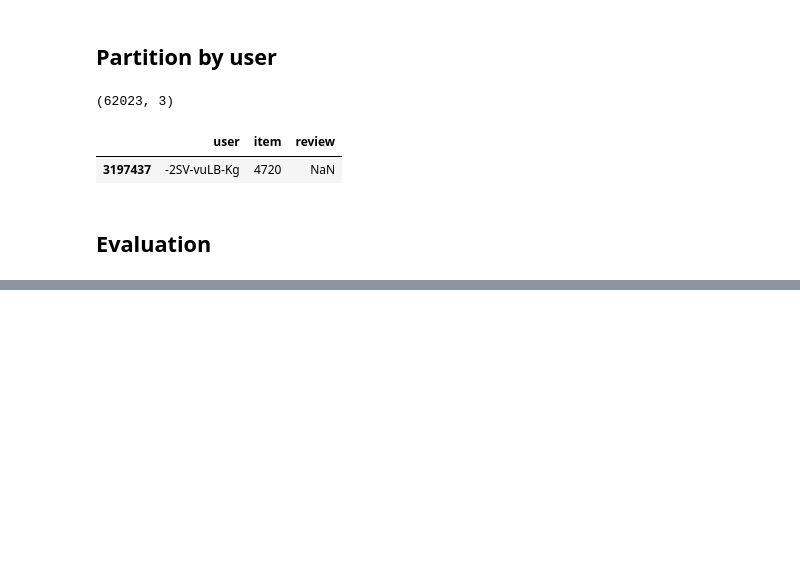
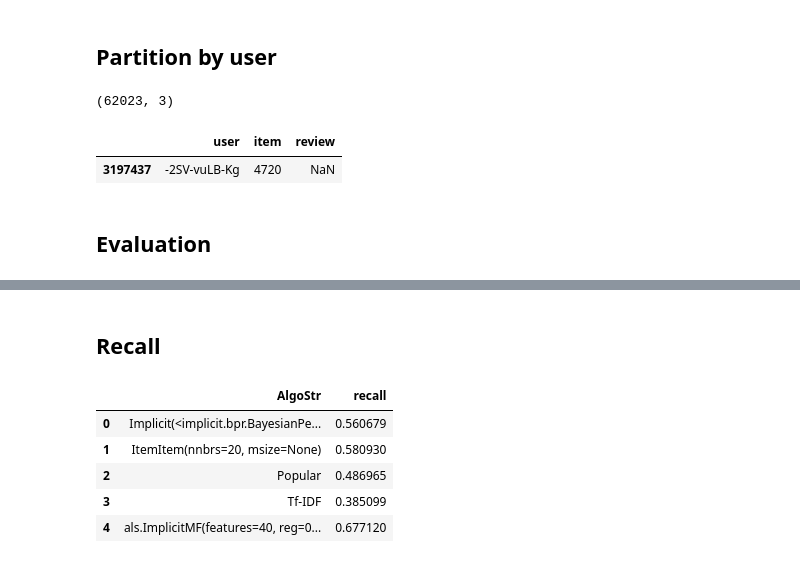
Before and after one commit to amprova/WE_research, a Jupyter notebook: tf_idf_all_users.ipynb, the cells around one changed output, grey strips where cells are left out. Drawn from its saved outputs; the diff is of its cells as text; code cells hidden in the pictures; blank space fills up the shorter version.

```diff
--- a/tf_idf_all_users.ipynb
+++ b/tf_idf_all_users.ipynb
@@ -498,0 +292,2 @@ RR_algo_comp = RR(user, truth_user)
+# %%
+result100 = pd.read_parquet('results/steam/pruned_5_new/recs100.parquet')
@@ -498,0 +349,2 @@ RR_algo_comp = RR(user, truth_user)
+# %% [markdown]
+## Recall
@@ -498,0 +353,11 @@ RR_algo_comp = RR(user, truth_user)
+# %%
+recall_user100 = merge_algoname(recall_user)
+recall_by_algo1000 = result_By_algo(recall_user100, 'recall')
+recall_by_algo1000
+# %% [output]
+|  | AlgoStr | recall |
+| 0 | Implicit(<implicit.bpr.BayesianPe... | 0.560679 |
+| 1 | ItemItem(nnbrs=20, msize=None) | 0.580930 |
+| 2 | Popular | 0.486965 |
+| 3 | Tf-IDF | 0.385099 |
+| 4 | als.ImplicitMF(features=40, reg=0... | 0.677120 |
```
Also changed, not shown: parts of 49 cells of this notebook.
